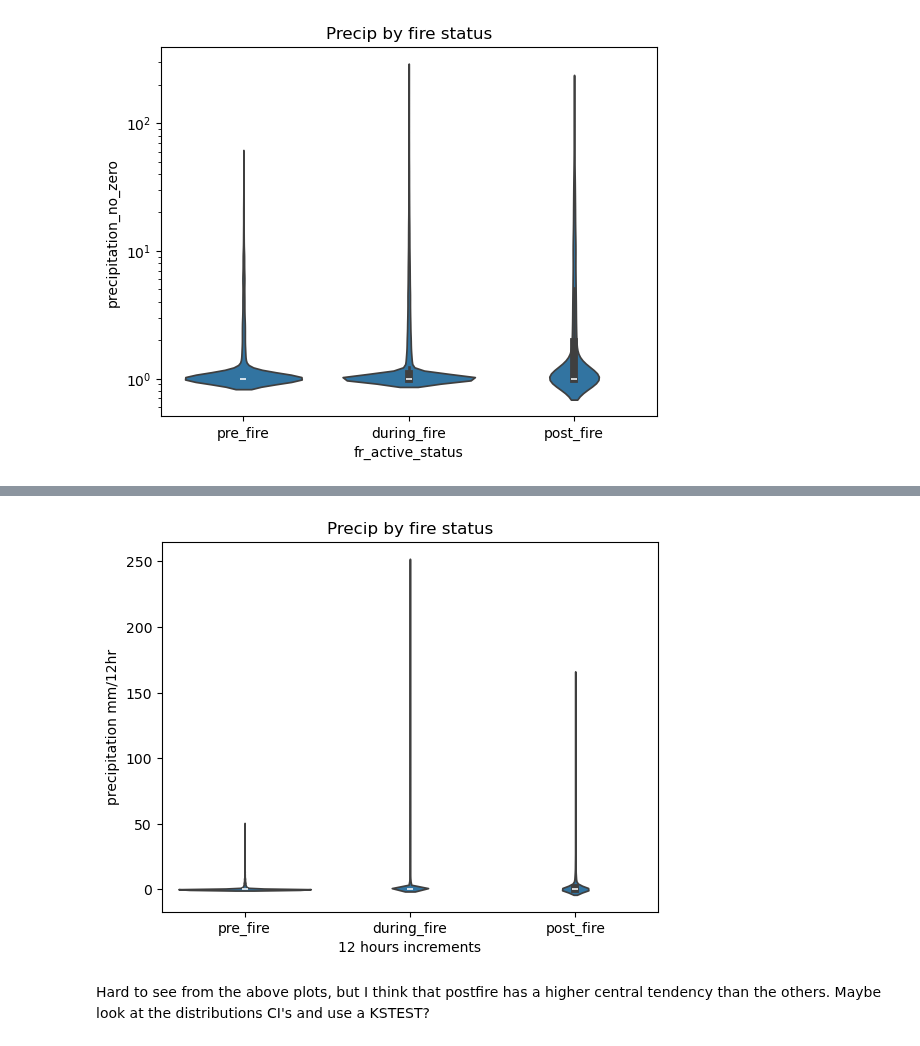
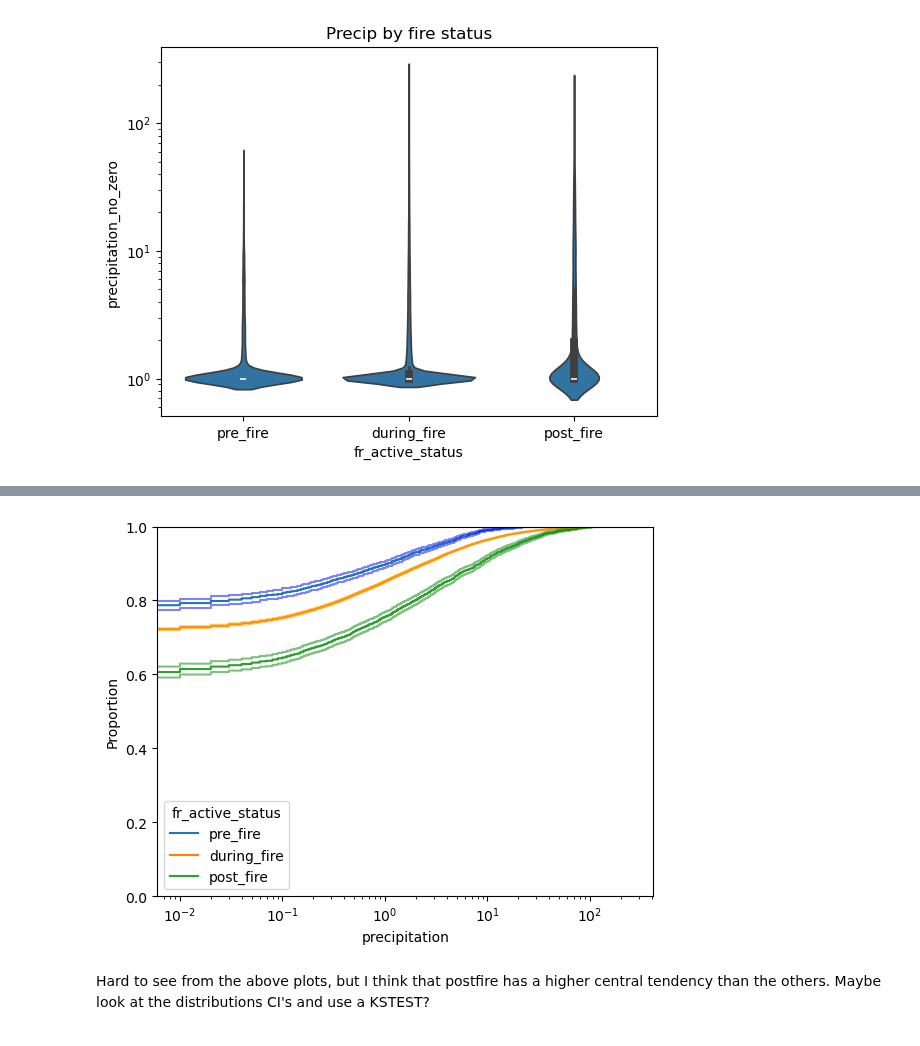
Before and after one commit to mccabete/precip, a Jupyter notebook: precip_stopping_hh.ipynb, the cells around one changed output, grey strips where cells are left out. Saved outputs shown, nothing was run; the diff lists cells and outputs as text; code cells hidden in the pictures.

```diff
--- a/precip_stopping_hh.ipynb
+++ b/precip_stopping_hh.ipynb
@@ -21 +49,4 @@ warnings.filterwarnings('ignore')
+# %%
+## trying ingest function
+fires = read_in_fires_and_precip()
 # %%
@@ -138,7 +174,7 @@ Text(0.5, 0.98, '4190 fires, from 2012 to 2022')
 # %% [markdown]
 # Zeb's dataset doesn't have the non-spread timesteps, so we don't have the times when firegrowth = 0 in the above plot
 # %%
-fires.loc[af_mask & (fires.area_growth_at_t_km2.isna()), "area_growth_at_t_km2"] = 0
+#fires.loc[af_mask & (fires.area_growth_at_t_km2.isna()), "area_growth_at_t_km2"] = 0
 # %%
 plt.scatter(y = fires[af_mask].area_growth_at_t_km2, x = fires[af_mask].precipitation)
 plt.xlabel("precipitation (mm/12 hr) @ t")
@@ -146,6 +182,6 @@ plt.ylabel("area growth km^2 @ t")
 plt.title("Precipitation from ft0-ftfinal (aka now we have where 0 fire growth)")
 plt.suptitle(f"{fires[af_mask].UfireID.nunique()} fires, from {fires[af_mask].t.dt.year.min()} to {fires[af_mask].t.dt.year.max()}")
 
-fires.loc[:, "precipitation_no_zero"] = fires["precipitation"] + 1
-fires.loc[:, "area_growth_at_t_km2_no_zero"] = fires["area_growth_at_t_km2"] + 1
+# fires.loc[:, "precipitation_no_zero"] = fires["precipitation"] + 1
+# fires.loc[:, "area_growth_at_t_km2_no_zero"] = fires["area_growth_at_t_km2"] + 1
 # %% [output]
@@ -183,11 +220,12 @@ import seaborn as sns
 
 pre_fire_mask = fires.start_off_12hrs == -1 ## conservative, next 12 hours, could expand to 24 because of differences in detection effecientcy
 post_fire_mask = fires.end_off_12hrs == 1
+mulitday = fires.duration > 0
 
 
-fires.loc[pre_fire_mask, "fr_active_status"] = "pre_fire"
-fires.loc[post_fire_mask, "fr_active_status"] = "post_fire"
-fires.loc[af_mask, "fr_active_status"] = "during_fire"
+# fires.loc[pre_fire_mask, "fr_active_status"] = "pre_fire"
+# fires.loc[post_fire_mask, "fr_active_status"] = "post_fire"
+# fires.loc[af_mask, "fr_active_status"] = "during_fire"
 
 
 sns.violinplot(data=fires[["fr_active_status", "precipitation_no_zero"]].dropna(), x = "fr_active_status" , y="precipitation_no_zero", log_scale=(False, True))
@@ -199,12 +246,37 @@ plt.show()
+# %%
+
+from scipy import stats
+
+res = stats.ecdf(fires[fires.fr_active_status == "during_fire"].precipitation)
+res_post = stats.ecdf(fires[fires.fr_active_status == "post_fire"].precipitation)
+res_pre = stats.ecdf(fires[fires.fr_active_status == "pre_fire"].precipitation)
+ci_df = res.cdf.confidence_interval(confidence_level=0.95)
+ci_pf = res_post.cdf.confidence_interval(confidence_level=0.95)
+ci_pre = res_pre.cdf.confidence_interval(confidence_level=0.95)
+
+ax = sns.ecdfplot(data=fires[["fr_active_status", "precipitation"]].dropna(),  x="precipitation",  hue = "fr_active_status")
+# ax.fill_between(ci_df.low.quantiles, ci_df.low, ci_df.high,
+#                 step='pre', color='orange', alpha=0.5,
+#                 label='95% Confidence Interval')
+ci_df.low.plot(ax, color='orange', alpha=0.5)
+ci_df.high.plot(ax, color='orange', alpha=0.5)
+
+ci_pf.low.plot(ax, color = "green", alpha=0.5)
+ci_pf.high.plot(ax, color = "green", alpha=0.5)
+
+ci_pre.low.plot(ax, color = "blue", alpha=0.5)
+ci_pre.high.plot(ax, color = "blue", alpha=0.5)
+#sns.ecdfplot(data=fires[["fr_active_status", "precipitation"]].dropna(),  x="precipitation",  color = "gray")
+ax.set(xscale="log")
+plt.show()
+# %% [output]
+[figure, added]
 # %%
-sns.violinplot(data=fires[["fr_active_status", "precipitation"]].dropna(), x = "fr_active_status" , y="precipitation")
-
-plt.title("Precip by fire status")
-plt.xlabel("12 hours increments")
-plt.ylabel("precipitation mm/12hr")
-plt.show()
+# ax = plt.subplot()
+# res.sf.plot(ax)
+# #ax.set_xlabel('One-Mile Run Time (minutes)')
+# #ax.set_ylabel('Empirical CDF')
+# plt.show()
-# %% [output]
-[figure, removed]
 # %% [markdown]
 Hard to see from the above plots, but I think that postfire has a higher central tendency than the others. Maybe look at the distributions CI's and use a KSTEST?
 # %%
```
Also changed, not shown: parts of 23 cells of this notebook, 4 other files.
